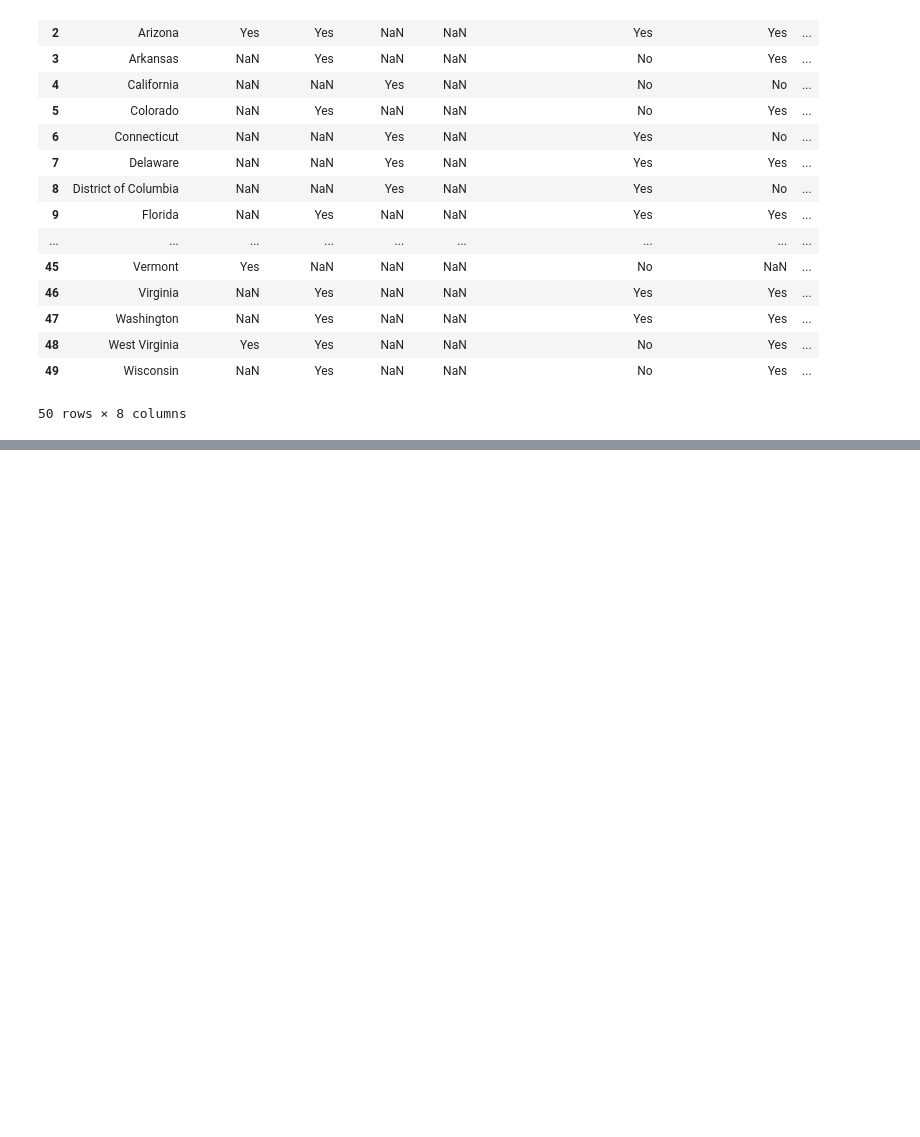
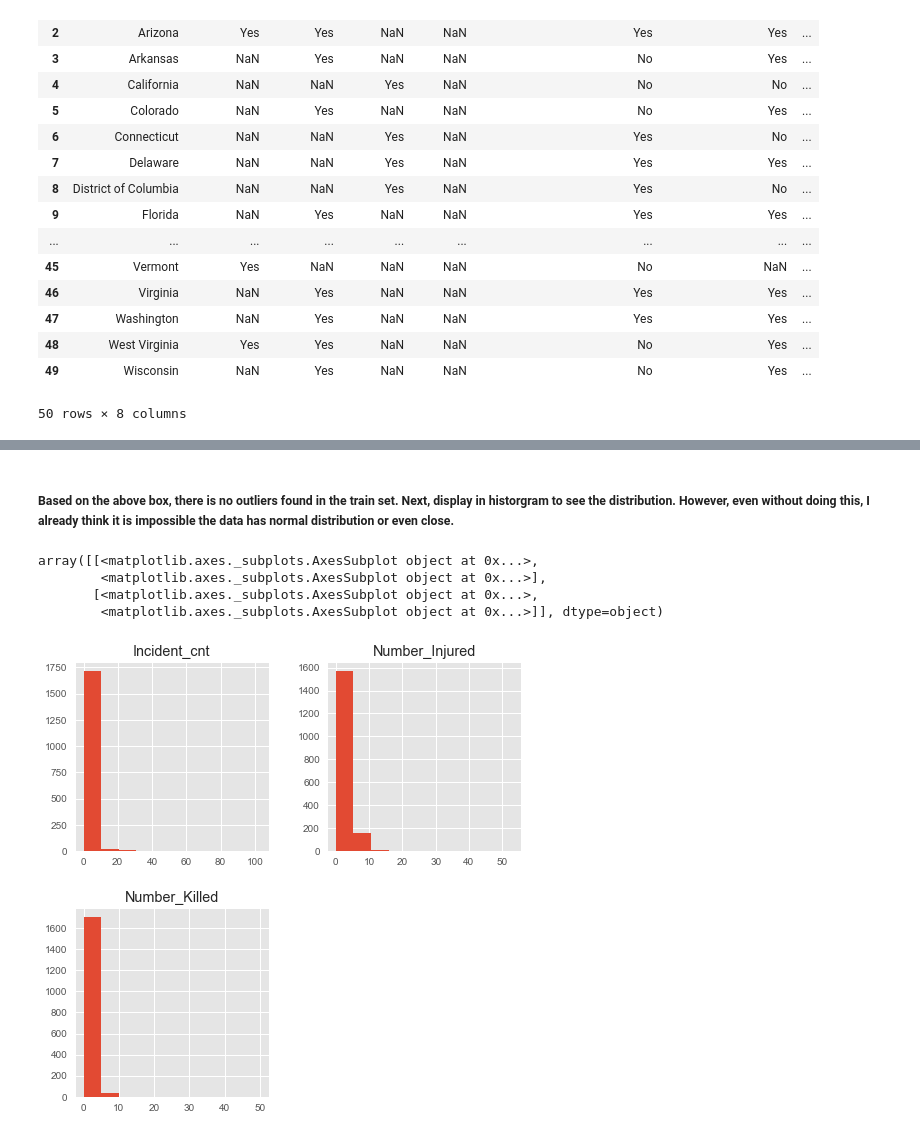
Before and after one commit to phanguyen/DS-SF-36, a Jupyter notebook: final-project/Final_P2_Cleaning&EDA_V1.ipynb, the cells around one changed output, grey strips where cells are left out. Cells and saved outputs as stored; diff of their text form; code cells hidden in the pictures; blank space fills up the shorter version.

```diff
--- a/final-project/Final_P2_Cleaning&EDA_V1.ipynb
+++ b/final-project/Final_P2_Cleaning&EDA_V1.ipynb
@@ -312,0 +442,10 @@ df.corr()
+# %% [markdown]
+##### Based on the above box, there is no outliers found in the train set. Next, display in historgram to see the distribution. However, even without doing this, I already think it is impossible the data has normal distribution or even close.
+# %%
+train_df[ ['Incident_cnt','Number_Killed','Number_Injured'] ].hist(figsize = (8, 8))
+# %% [output]
+array([[<matplotlib.axes._subplots.AxesSubplot object at 0x...>,
+        <matplotlib.axes._subplots.AxesSubplot object at 0x...>],
+       [<matplotlib.axes._subplots.AxesSubplot object at 0x...>,
+        <matplotlib.axes._subplots.AxesSubplot object at 0x...>]], dtype=object)
+[figure, added]
```
Also changed, not shown: parts of 77 cells of this notebook.
